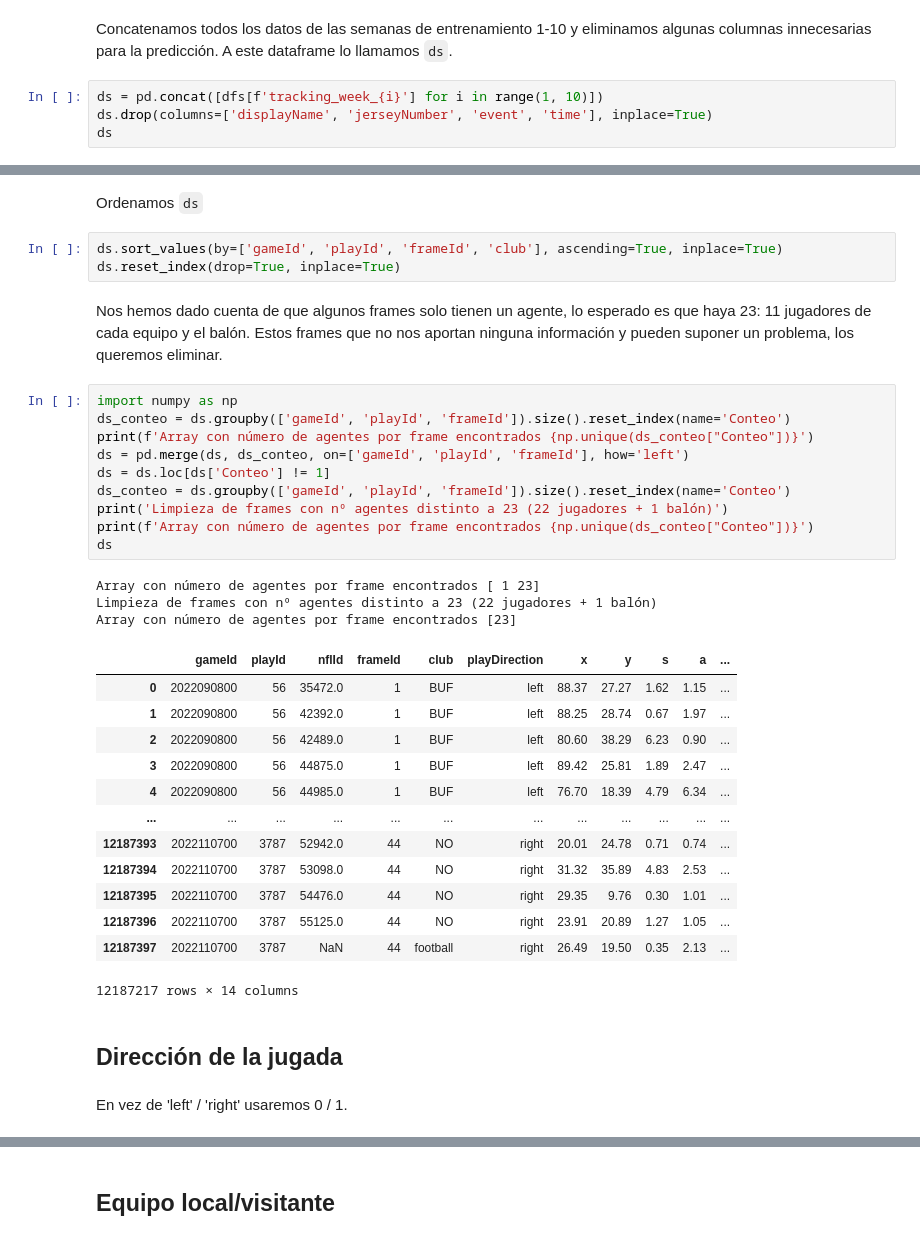
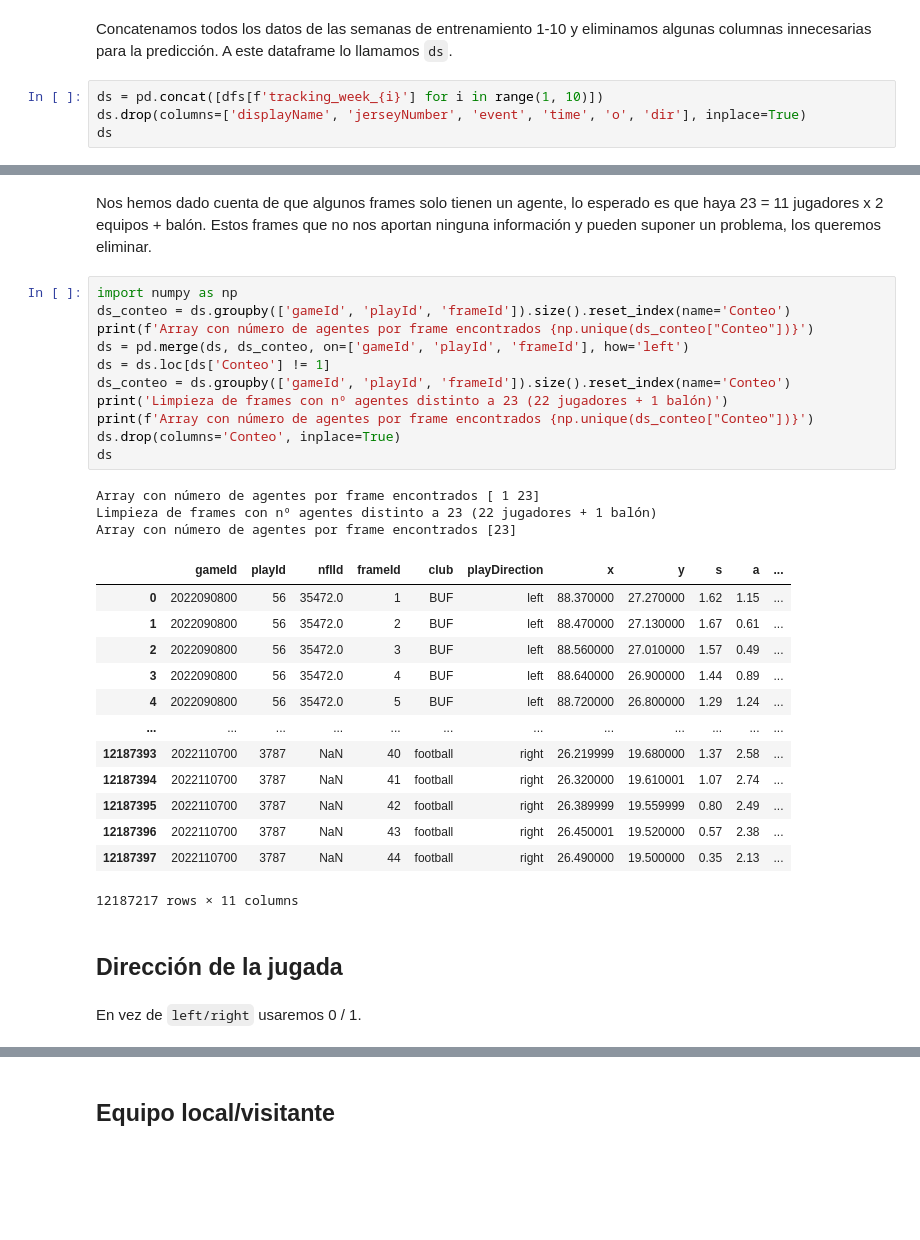
Before and after one commit to Alf-caput/NFL2022_TacklePredictNN, a Jupyter notebook: Practica_final_mejoras.ipynb, the cells around one changed output, grey strips where cells are left out. Saved outputs shown, nothing was run; the diff lists cells and outputs as text; blank space fills up the shorter version.

```diff
--- a/Practica_final_mejoras.ipynb
+++ b/Practica_final_mejoras.ipynb
@@ -275,7 +275,7 @@ La manera en la que vamos a usar los datos será en un vector, cada entrada cons
 Concatenamos todos los datos de las semanas de entrenamiento 1-10 y eliminamos algunas columnas innecesarias para la predicción. A este dataframe lo llamamos `ds`.
 # %%
 ds = pd.concat([dfs[f'tracking_week_{i}'] for i in range(1, 10)])
-ds.drop(columns=['displayName', 'jerseyNumber', 'event', 'time'], inplace=True)
+ds.drop(columns=['displayName', 'jerseyNumber', 'event', 'time', 'o', 'dir'], inplace=True)
 ds
 # %% [output]
 |  | gameId | playId | nflId | frameId | club | playDirection | x | y | s | a | ... |
@@ -294,42 +294,38 @@ ds
-# %% [markdown]
-Ordenamos `ds`
-# %%
-ds.sort_values(by=['gameId', 'playId', 'frameId', 'club'], ascending=True, inplace=True)
-ds.reset_index(drop=True, inplace=True)
 # %% [markdown]
-Nos hemos dado cuenta de que algunos frames solo tienen un agente, lo esperado es que haya 23: 11 jugadores de cada equipo y el balón.
+Nos hemos dado cuenta de que algunos frames solo tienen un agente, lo esperado es que haya 23 = 11 jugadores x 2 equipos + balón.
 Estos frames que no nos aportan ninguna información y pueden suponer un problema, los queremos eliminar.
 # %%
 import numpy as np
 ds_conteo = ds.groupby(['gameId', 'playId', 'frameId']).size().reset_index(name='Conteo')
 print(f'Array con número de agentes por frame encontrados {np.unique(ds_conteo["Conteo"])}')
 ds = pd.merge(ds, ds_conteo, on=['gameId', 'playId', 'frameId'], how='left')
 ds = ds.loc[ds['Conteo'] != 1]
 ds_conteo = ds.groupby(['gameId', 'playId', 'frameId']).size().reset_index(name='Conteo')
 print('Limpieza de frames con nº agentes distinto a 23 (22 jugadores + 1 balón)')
 print(f'Array con número de agentes por frame encontrados {np.unique(ds_conteo["Conteo"])}')
+ds.drop(columns='Conteo', inplace=True)
 ds
 # %% [output]
 Array con número de agentes por frame encontrados [ 1 23]
 Limpieza de frames con nº agentes distinto a 23 (22 jugadores + 1 balón)
 Array con número de agentes por frame encontrados [23]
 |  | gameId | playId | nflId | frameId | club | playDirection | x | y | s | a | ... |
-| 0 | 2022090800 | 56 | 35472.0 | 1 | BUF | left | 88.37 | 27.27 | 1.62 | 1.15 | ... |
-| 1 | 2022090800 | 56 | 42392.0 | 1 | BUF | left | 88.25 | 28.74 | 0.67 | 1.97 | ... |
-| 2 | 2022090800 | 56 | 42489.0 | 1 | BUF | left | 80.60 | 38.29 | 6.23 | 0.90 | ... |
-| 3 | 2022090800 | 56 | 44875.0 | 1 | BUF | left | 89.42 | 25.81 | 1.89 | 2.47 | ... |
-| 4 | 2022090800 | 56 | 44985.0 | 1 | BUF | left | 76.70 | 18.39 | 4.79 | 6.34 | ... |
+| 0 | 2022090800 | 56 | 35472.0 | 1 | BUF | left | 88.370000 | 27.270000 | 1.62 | 1.15 | ... |
+| 1 | 2022090800 | 56 | 35472.0 | 2 | BUF | left | 88.470000 | 27.130000 | 1.67 | 0.61 | ... |
+| 2 | 2022090800 | 56 | 35472.0 | 3 | BUF | left | 88.560000 | 27.010000 | 1.57 | 0.49 | ... |
+| 3 | 2022090800 | 56 | 35472.0 | 4 | BUF | left | 88.640000 | 26.900000 | 1.44 | 0.89 | ... |
+| 4 | 2022090800 | 56 | 35472.0 | 5 | BUF | left | 88.720000 | 26.800000 | 1.29 | 1.24 | ... |
 | ... | ... | ... | ... | ... | ... | ... | ... | ... | ... | ... | ... |
-| 12187393 | 2022110700 | 3787 | 52942.0 | 44 | NO | right | 20.01 | 24.78 | 0.71 | 0.74 | ... |
-| 12187394 | 2022110700 | 3787 | 53098.0 | 44 | NO | right | 31.32 | 35.89 | 4.83 | 2.53 | ... |
-| 12187395 | 2022110700 | 3787 | 54476.0 | 44 | NO | right | 29.35 | 9.76 | 0.30 | 1.01 | ... |
-| 12187396 | 2022110700 | 3787 | 55125.0 | 44 | NO | right | 23.91 | 20.89 | 1.27 | 1.05 | ... |
-| 12187397 | 2022110700 | 3787 | NaN | 44 | football | right | 26.49 | 19.50 | 0.35 | 2.13 | ... |
+| 12187393 | 2022110700 | 3787 | NaN | 40 | football | right | 26.219999 | 19.680000 | 1.37 | 2.58 | ... |
+| 12187394 | 2022110700 | 3787 | NaN | 41 | football | right | 26.320000 | 19.610001 | 1.07 | 2.74 | ... |
+| 12187395 | 2022110700 | 3787 | NaN | 42 | football | right | 26.389999 | 19.559999 | 0.80 | 2.49 | ... |
+| 12187396 | 2022110700 | 3787 | NaN | 43 | football | right | 26.450001 | 19.520000 | 0.57 | 2.38 | ... |
+| 12187397 | 2022110700 | 3787 | NaN | 44 | football | right | 26.490000 | 19.500000 | 0.35 | 2.13 | ... |
-12187217 rows × 14 columns
+12187217 rows × 11 columns
 # %% [markdown]
 ## Dirección de la jugada
 # %% [markdown]
-En vez de 'left' / 'right' usaremos 0 / 1.
+En vez de `left/right` usaremos 0 / 1.
 # %%
 ds['playDirection'] = ds['playDirection'].replace({'left': 0, 'right': 1})
 ds
```
Also changed, not shown: parts of 60 cells of this notebook.
